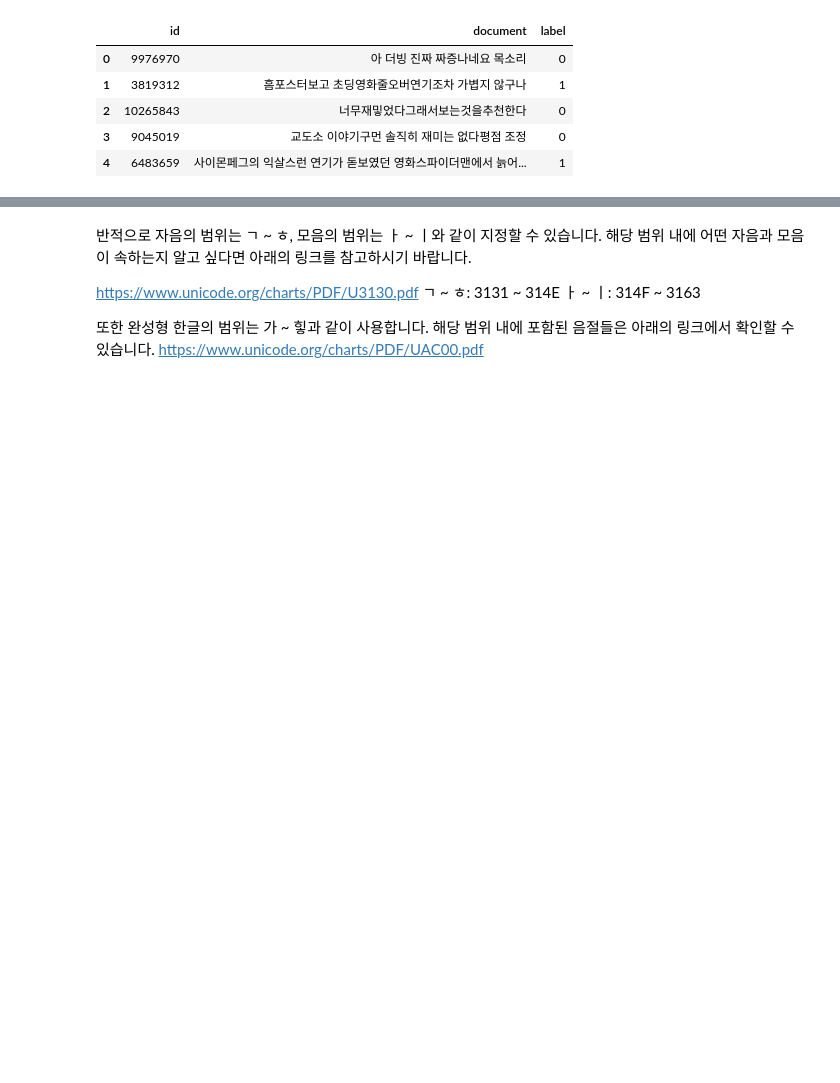
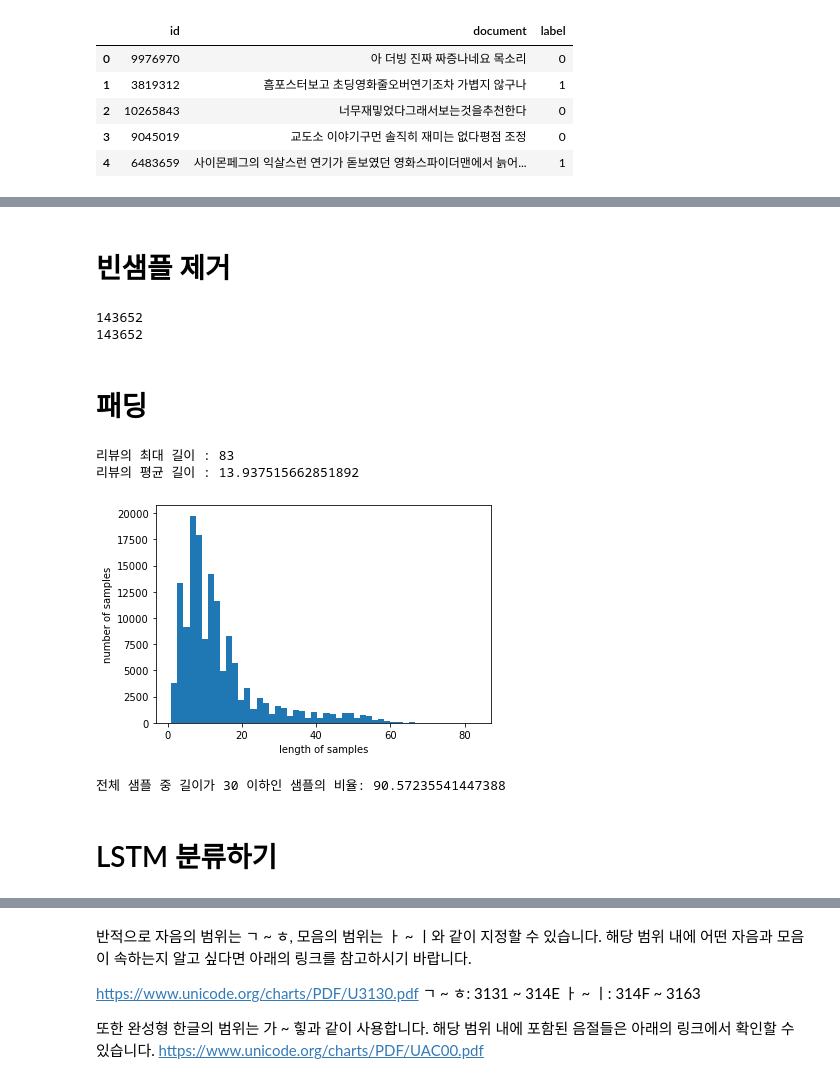
Before and after one commit to Jeonda/aiffel, a Jupyter notebook: [E4]4th_project_NAVER_movie_review_Sentiment_analysis.ipynb, the cells around one changed output, grey strips where cells are left out. Saved outputs shown, nothing was run; the diff lists cells and outputs as text; code cells hidden in the pictures; blank space fills up the shorter version.

```diff
--- a/[E4]4th_project_NAVER_movie_review_Sentiment_analysis.ipynb
+++ b/[E4]4th_project_NAVER_movie_review_Sentiment_analysis.ipynb
@@ -108,0 +165,57 @@ train_data[:5]
+# %% [markdown]
+# 빈샘플 제거
+# %%
+drop_train = [index for index, sentence in enumerate(X_train) if len(sentence) < 1]
+
+# 빈 샘플들을 제거
+X_train = np.delete(X_train, drop_train, axis=0)
+y_train = np.delete(y_train, drop_train, axis=0)
+
+print(len(X_train))
+print(len(y_train))
+
+words = np.concatenate(X_train).tolist()
+counter = Counter(words)
+counter = counter.most_common(10000-4)
+vocab = ['<PAD>', '<BOS>', '<UNK>', '<UNUSED>'] + [key for key, _ in counter]
+word_to_index = {word:index for index, word in enumerate(vocab)} # enumerate 열거하다
+
+def wordlist_to_indexlist(wordlist):
+        return [word_to_index[word] if word in word_to_index else word_to_index['<UNK>'] for word in wordlist]
+
+X_train = list(map(wordlist_to_indexlist, X_train))
+X_test = list(map(wordlist_to_indexlist, X_test))
+
+index_to_word = {index:word for word, index in word_to_index.items()}
+# %% [output]
+143652
+143652
+# %% [markdown]
+# 패딩
+# %%
+print('리뷰의 최대 길이 :',max(len(l) for l in X_train))
+print('리뷰의 평균 길이 :',sum(map(len, X_train))/len(X_train))
+plt.hist([len(s) for s in X_train], bins=50)
+plt.xlabel('length of samples')
+plt.ylabel('number of samples')
+plt.show()
+
+def below_threshold_len(max_len, nested_list):
+  cnt = 0
+  for s in nested_list:
+    if(len(s) <= max_len):
+        cnt = cnt + 1
+  print('전체 샘플 중 길이가 %s 이하인 샘플의 비율: %s'%(max_len, (cnt / len(nested_list))*100))
+
+max_len = 30
+below_threshold_len(max_len, X_train)
+
+X_train = pad_sequences(X_train, padding='pre', maxlen = max_len)
+X_test = pad_sequences(X_test, padding='pre', maxlen = max_len)
+# %% [output]
+리뷰의 최대 길이 : 83
+리뷰의 평균 길이 : 13.937515662851892
+[figure, added]
+전체 샘플 중 길이가 30 이하인 샘플의 비율: 90.57235541447388
+# %% [markdown]
+# LSTM 분류하기
```
Also changed, not shown: parts of 85 cells of this notebook.
